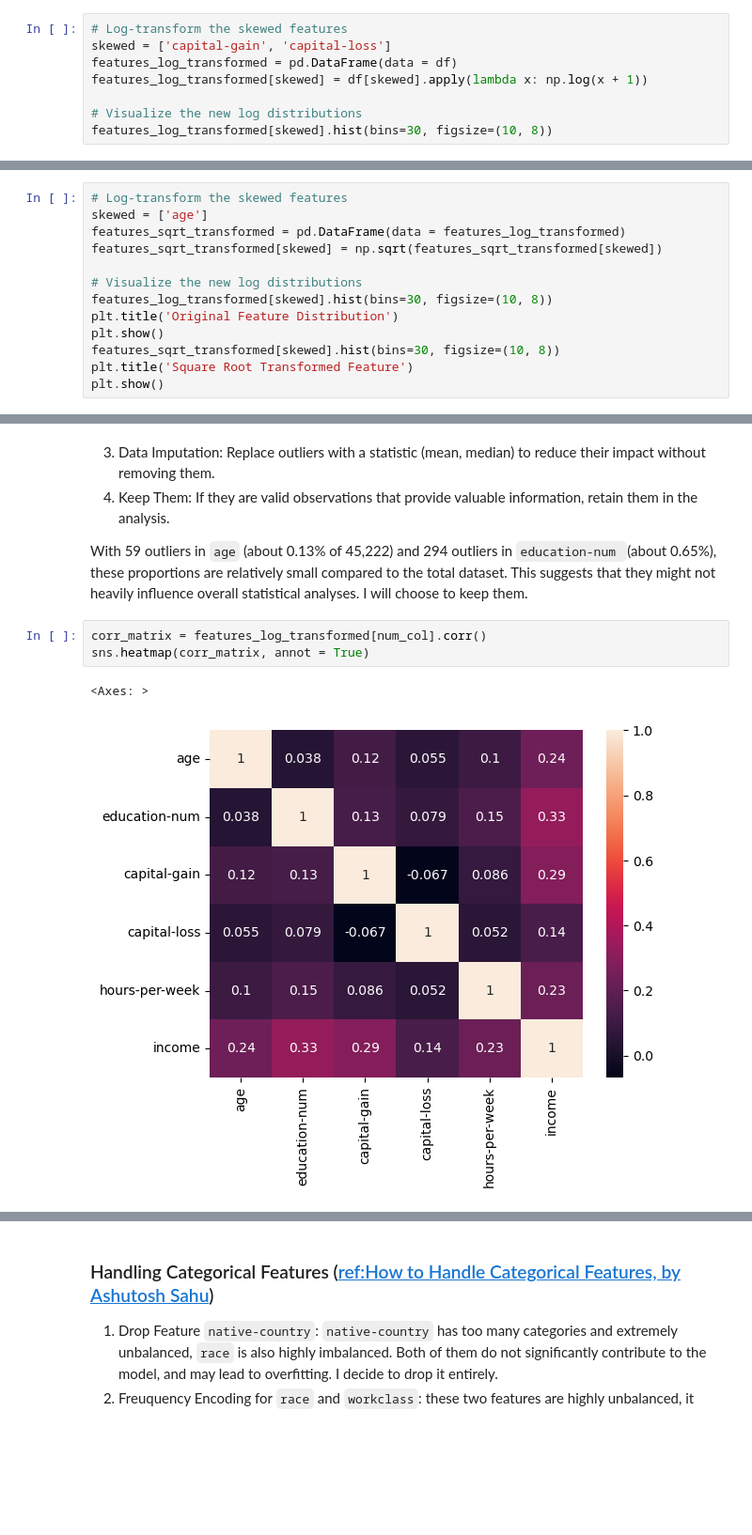
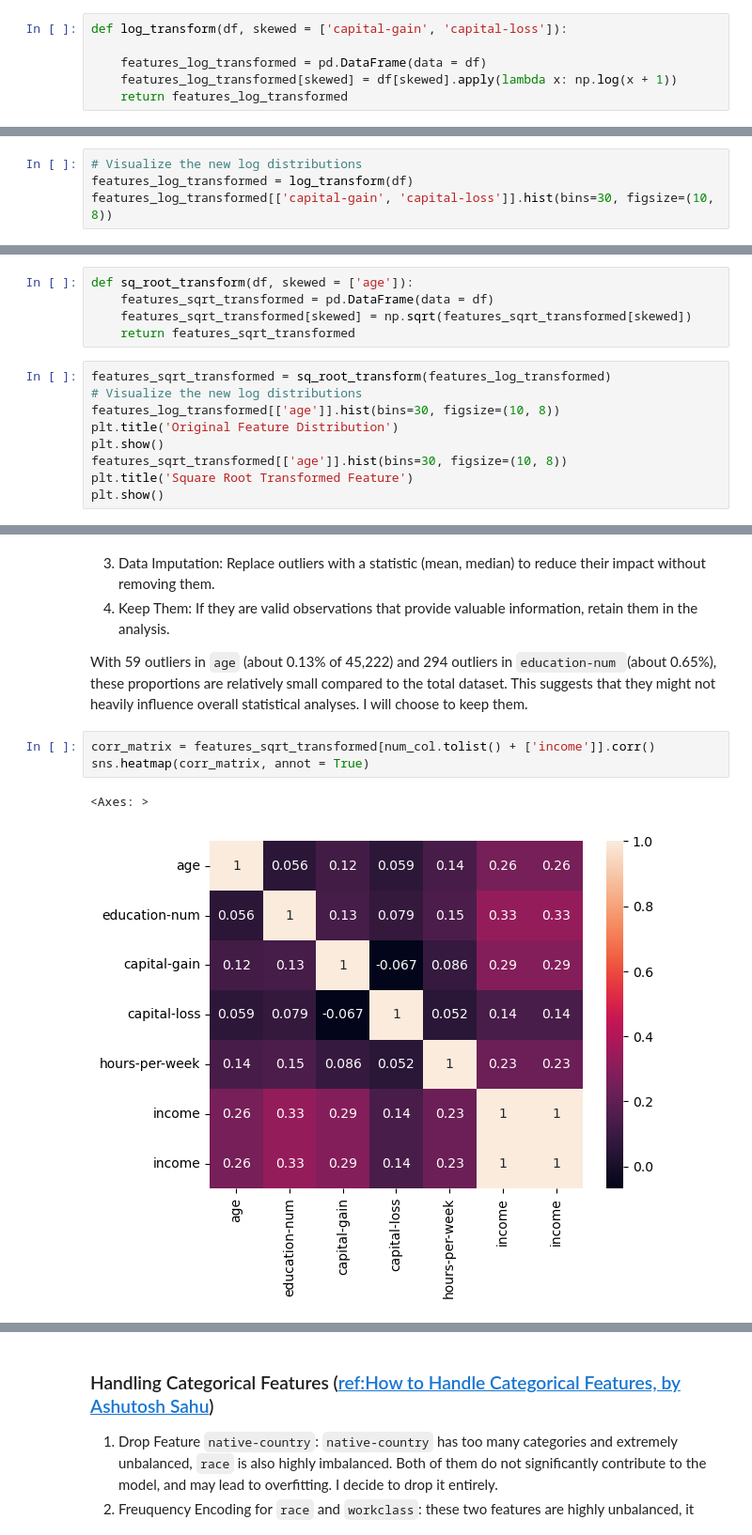
Before and after one commit to zhanshu21/fingding-donors, a Jupyter notebook: kaggle-competetion.ipynb, the cells around one changed output, grey strips where cells are left out. Shown at 94% size. Saved outputs shown, nothing was run; the diff lists cells and outputs as text; blank space fills up the shorter version.

````diff
--- a/kaggle-competetion.ipynb
+++ b/kaggle-competetion.ipynb
@@ -159,10 +159,8 @@ array([[<Axes: title={'center': 'age'}>,
 ### Highly Skewed Featur: `capital-gain` and `capital-loss`
 From above Histogram, we can observe highly-skewed feature distributions such as `capital-gain` and `capital-loss`, it is common practice to apply a [logarithmic transformation](https://en.wikipedia.org/wiki/Data_transformation_(statistics)) on the data so that the very large and very small values do not negatively affect the performance of a learning algorithm. on the data so that the very large and very small values do not negatively affect the performance of a learning algorithm. Using a logarithmic transformation significantly reduces the range of values caused by outliers. Care must be taken when applying this transformation however: The logarithm of 0 is undefined, so we must translate the values by a small amount above 0 to apply the the logarithm successfully.
 # %%
-# Log-transform the skewed features
-skewed = ['capital-gain', 'capital-loss']
-features_log_transformed = pd.DataFrame(data = df)
-features_log_transformed[skewed] = df[skewed].apply(lambda x: np.log(x + 1))
+def log_transform(df, skewed = ['capital-gain', 'capital-loss']):
 
-# Visualize the new log distributions
-features_log_transformed[skewed].hist(bins=30, figsize=(10, 8))
+    features_log_transformed = pd.DataFrame(data = df)
+    features_log_transformed[skewed] = df[skewed].apply(lambda x: np.log(x + 1))
+    return features_log_transformed
@@ -172,0 +167,4 @@ array([[<Axes: title={'center': 'capital-gain'}>,
+# %%
+# Visualize the new log distributions
+features_log_transformed = log_transform(df)
+features_log_transformed[['capital-gain', 'capital-loss']].hist(bins=30, figsize=(10, 8))
@@ -173,17 +175,18 @@ array([[<Axes: title={'center': 'capital-gain'}>,
 # %% [markdown]
 ### Moderately right skewed features: `age`
 the square root transformation can help reduce the skew while preserving the relative order and spread of the data.
+# %%
+def sq_root_transform(df, skewed = ['age']):
+    features_sqrt_transformed = pd.DataFrame(data = df)
+    features_sqrt_transformed[skewed] = np.sqrt(features_sqrt_transformed[skewed])
+    return features_sqrt_transformed
 # %%
-# Log-transform the skewed features
-skewed = ['age']
-features_sqrt_transformed = pd.DataFrame(data = features_log_transformed)
-features_sqrt_transformed[skewed] = np.sqrt(features_sqrt_transformed[skewed])
-
+features_sqrt_transformed = sq_root_transform(features_log_transformed)
 # Visualize the new log distributions
-features_log_transformed[skewed].hist(bins=30, figsize=(10, 8))
+features_log_transformed[['age']].hist(bins=30, figsize=(10, 8))
 plt.title('Original Feature Distribution')
 plt.show()
-features_sqrt_transformed[skewed].hist(bins=30, figsize=(10, 8))
+features_sqrt_transformed[['age']].hist(bins=30, figsize=(10, 8))
 plt.title('Square Root Transformed Feature')
 plt.show()
 # %% [output]
@@ -240,8 +243,8 @@ Por of outliers in education-num: 0.006501260448454292
 
 With 59 outliers in ```age``` (about 0.13% of 45,222) and 294 outliers in ```education-num ```(about 0.65%), these proportions are relatively small compared to the total dataset. This suggests that they might not heavily influence overall statistical analyses. I will choose to keep them.
 # %%
-corr_matrix = features_log_transformed[num_col].corr()
+corr_matrix = features_sqrt_transformed[num_col.tolist() + ['income']].corr()
 sns.heatmap(corr_matrix, annot = True)
 # %% [output]
 <Axes: >
-[figure, old version]
+[figure, new version]
````
Also changed, not shown: parts of 15 cells of this notebook, 1 other file.
